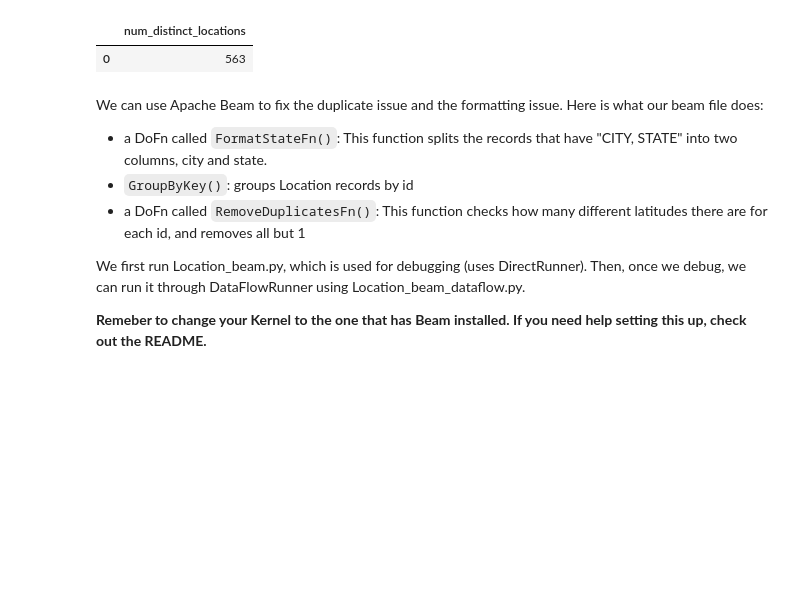
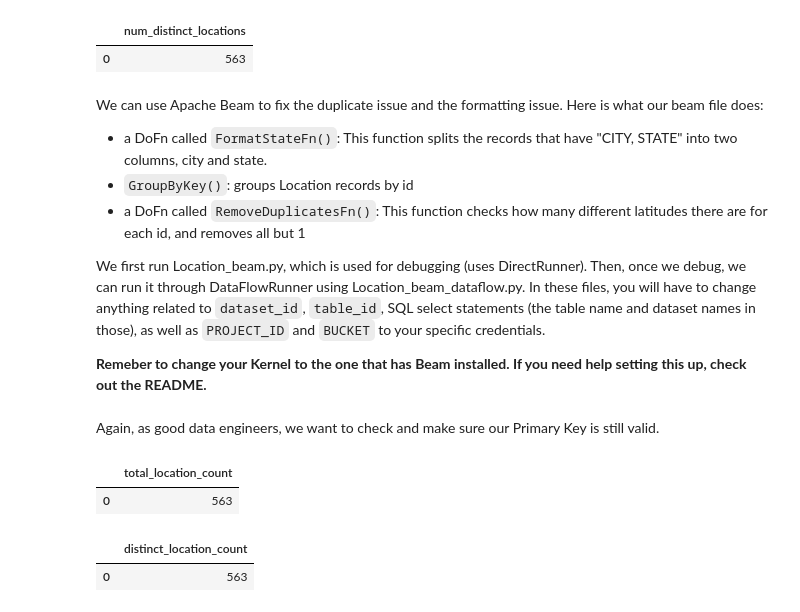
Before and after one commit to dmbrannon/COVID-19-pipeline, a Jupyter notebook: covid_19_modeling.ipynb, the cells around one changed output. Cells and saved outputs as stored; diff of their text form; code cells hidden in the pictures; blank space fills up the shorter version.

Commit message:
Finish modeling location table

```diff
--- a/covid_19_modeling.ipynb
+++ b/covid_19_modeling.ipynb
@@ -395,7 +404,7 @@ We can use Apache Beam to fix the duplicate issue and the formatting issue. Here
 - `GroupByKey()`: groups Location records by id
 - a DoFn called `RemoveDuplicatesFn()`: This function checks how many different latitudes there are for each id, and removes all but 1
 
-We first run Location_beam.py, which is used for debugging (uses DirectRunner). Then, once we debug, we can run it through DataFlowRunner using Location_beam_dataflow.py.
+We first run Location_beam.py, which is used for debugging (uses DirectRunner). Then, once we debug, we can run it through DataFlowRunner using Location_beam_dataflow.py. In these files, you will have to change anything related to `dataset_id`, `table_id`, SQL select statements (the table name and dataset names in those), as well as `PROJECT_ID` and `BUCKET` to your specific credentials.
 
 **Remeber to change your Kernel to the one that has Beam installed. If you need help setting this up, check out the README.**
 # %%
@@ -402,0 +414,14 @@ We first run Location_beam.py, which is used for debugging (uses DirectRunner).
+# %% [markdown]
+Again, as good data engineers, we want to check and make sure our Primary Key is still valid.
+# %%
+%%bigquery
+select count(*) as total_location_count from covid_19_model.Location_Beam_DF
+# %% [output]
+|  | total_location_count |
+| 0 | 563 |
+# %%
+%%bigquery
+select count(distinct id) as distinct_location_count from covid_19_model.Location_Beam_DF
+# %% [output]
+|  | distinct_location_count |
+| 0 | 563 |
```
Also changed, not shown: parts of 8 cells of this notebook, 1 other file.
